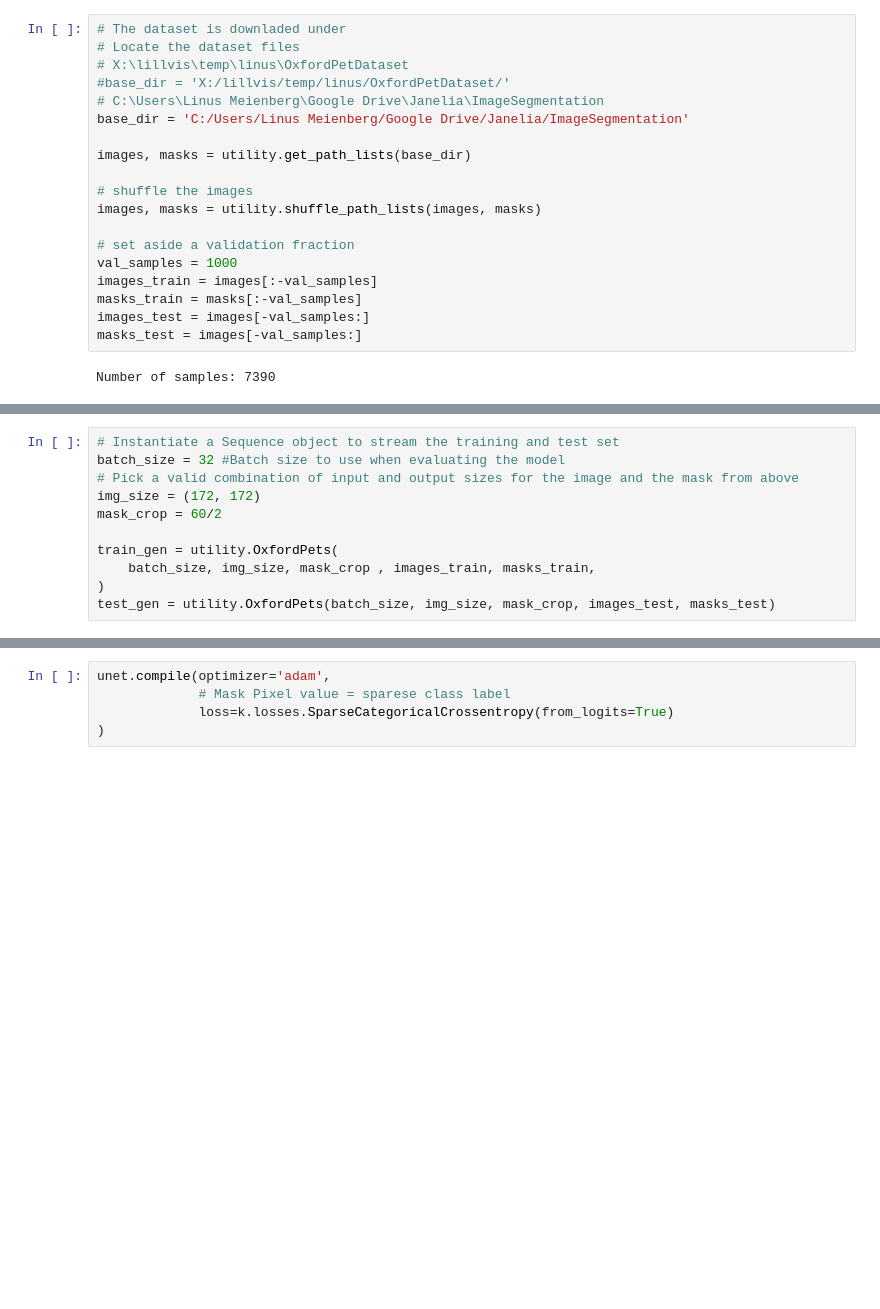
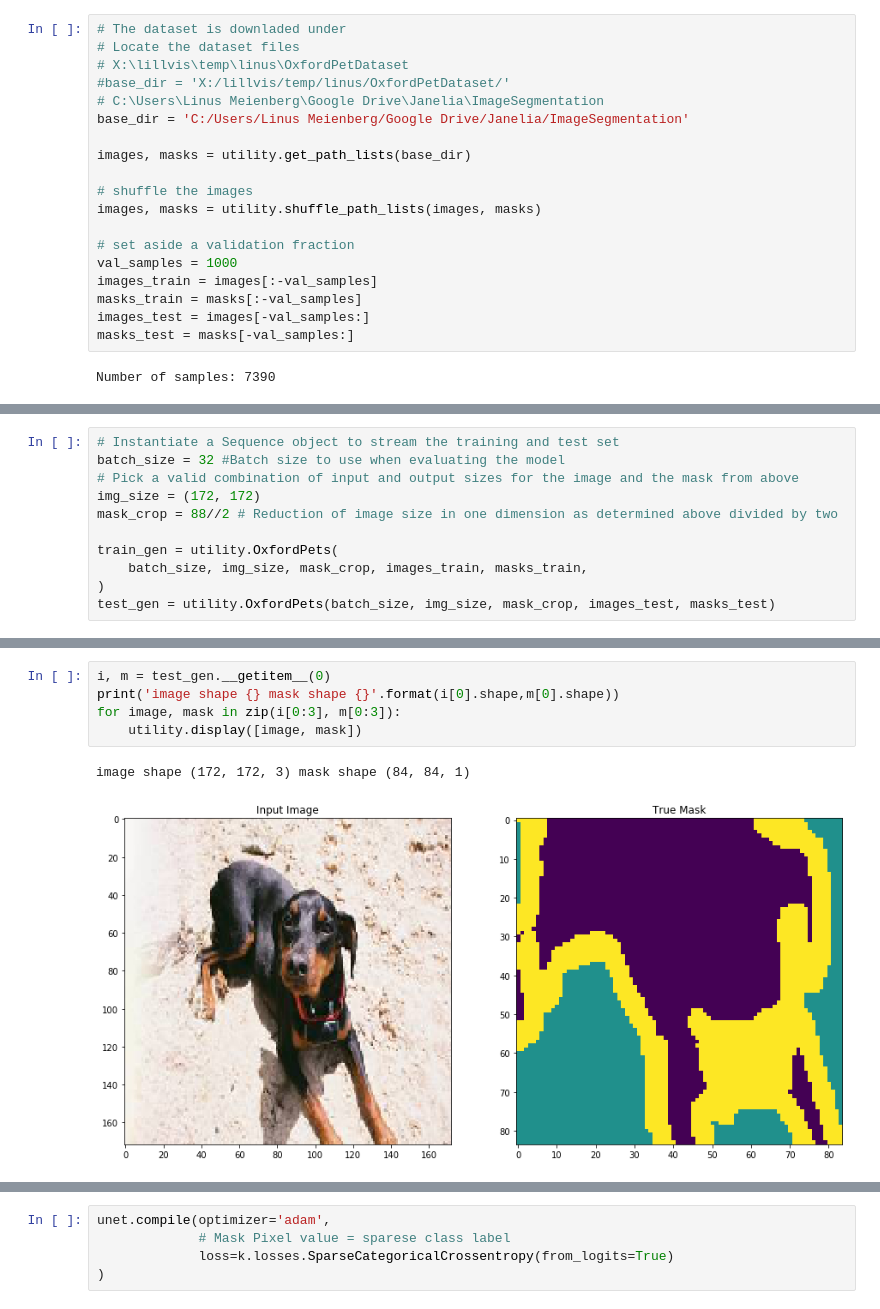
Before and after one commit to randomstructures/ExLSM-Image-Segmentation, a Jupyter notebook: Unet1/unet.ipynb, the cells around one changed output, grey strips where cells are left out. Saved outputs shown, nothing was run; the diff lists cells and outputs as text; blank space fills up the shorter version.

```diff
--- a/Unet1/unet.ipynb
+++ b/Unet1/unet.ipynb
@@ -35,7 +40,7 @@ val_samples = 1000
 images_train = images[:-val_samples]
 masks_train = masks[:-val_samples]
 images_test = images[-val_samples:]
-masks_test = images[-val_samples:]
+masks_test = masks[-val_samples:]
 # %% [output]
 Number of samples: 7390
 # %%
@@ -53,10 +62,10 @@ output is 60.0 pixels smaller
 batch_size = 32 #Batch size to use when evaluating the model
 # Pick a valid combination of input and output sizes for the image and the mask from above
 img_size = (172, 172)
-mask_crop = 60/2
+mask_crop = 88//2 # Reduction of image size in one dimension as determined above divided by two
 
 train_gen = utility.OxfordPets(
-    batch_size, img_size, mask_crop , images_train, masks_train,
+    batch_size, img_size, mask_crop, images_train, masks_train,
 )
 test_gen = utility.OxfordPets(batch_size, img_size, mask_crop, images_test, masks_test)
 # %%
@@ -66,0 +76,8 @@ utility.show_image_mask_pair(10, images_train, masks_train)
+# %%
+i, m = test_gen.__getitem__(0)
+print('image shape {} mask shape {}'.format(i[0].shape,m[0].shape))
+for image, mask in zip(i[0:3], m[0:3]):
+    utility.display([image, mask])
+# %% [output]
+image shape (172, 172, 3) mask shape (84, 84, 1)
+[figure, added]
```
Also changed, not shown: parts of 10 cells of this notebook, 1 other file.
